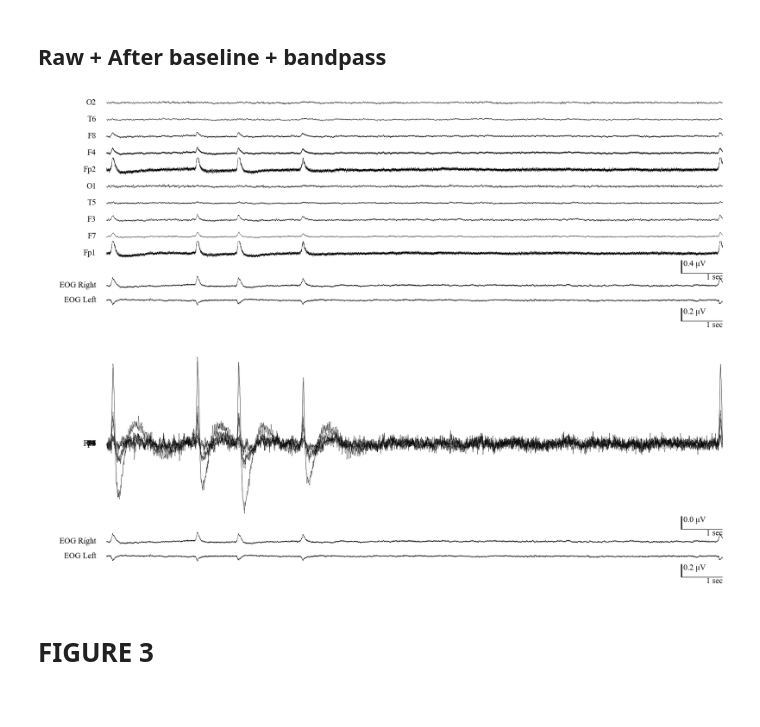
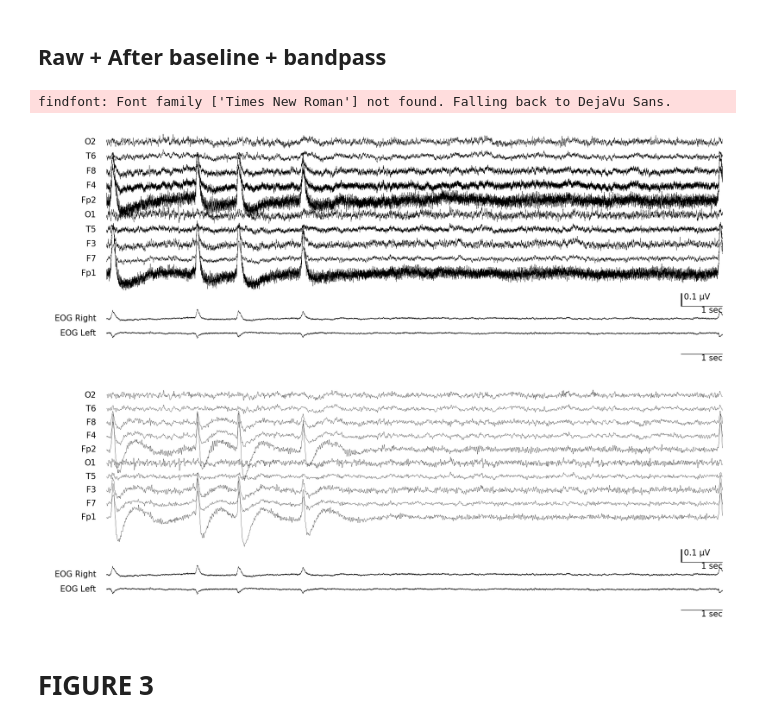
Before and after one commit to Young1906/ica_paper, a Jupyter notebook: figures_v4.ipynb, the cells around one changed output. Cells and saved outputs as stored; diff of their text form; code cells hidden in the pictures.

```diff
--- a/figures_v4.ipynb
+++ b/figures_v4.ipynb
@@ -6,6 +6,8 @@ from eeg_v2 import EEG
 from utils import chunks, baseline_calc, butter_bandpass_filter
 import joblib
 from mne.preprocessing import ICA
+
+_scale_c = 9.0175556274876e-05
 # %% [markdown]
 # Function and Lib
 # %%
@@ -102,36 +104,39 @@ for task in eeg.tasks:
         if i>7:
             break
 
         sample_raw, sample_raw_baseline, sample_raw_bandpass, sample_raw_eog = baseline_bandpass(c)
 
 
         # Raw
         plot_sig(
             X = sample_raw.get_data() * 1e3,
             fs = 500,
             dpi = 150,
             unit = "μV",
             ch_names = sample_raw.ch_names,
             X_EOG = sample_raw_eog.get_data() * 1e3,
             eog_ch_names = sample_raw_eog.ch_names,
+            scale = _scale_c*1e3
         );
 
 
         # Baseline + Bandpass
         plot_sig(
             X = sample_raw_bandpass.get_data() * 1e3,
             fs = 500,
             dpi = 150,
             unit = "μV",
             ch_names = sample_raw.ch_names,
             X_EOG = sample_raw_eog.get_data() * 1e3,
             eog_ch_names = sample_raw_eog.ch_names,
             markers = [.3,2.2,3.3,4.9],
-            scale = .9e-6
+            scale = _scale_c*1e3
+
         );
 # %% [output]
+findfont: Font family ['Times New Roman'] not found. Falling back to DejaVu Sans.
-[figure, old version]
+[figure, new version]
-[figure, old version]
+[figure, new version]
 # %% [markdown]
 # FIGURE 3
 # %% [markdown]
```
Also changed, not shown: parts of 6 cells of this notebook, 3 other files.
